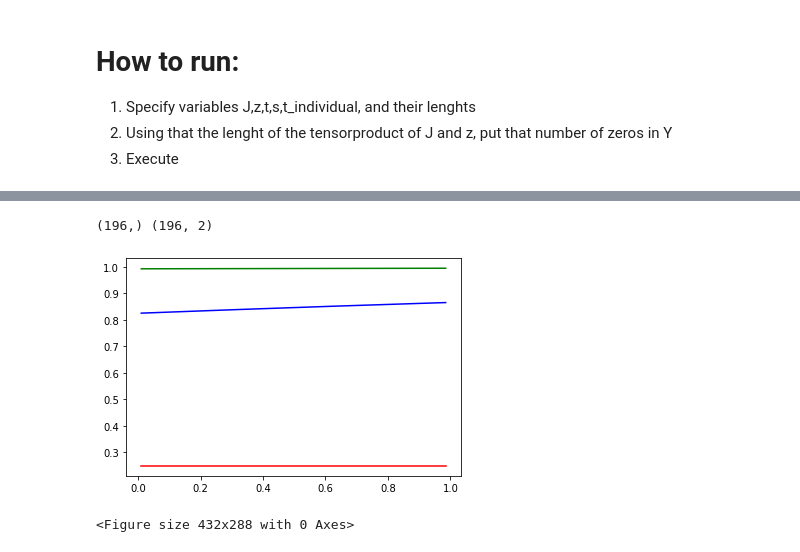
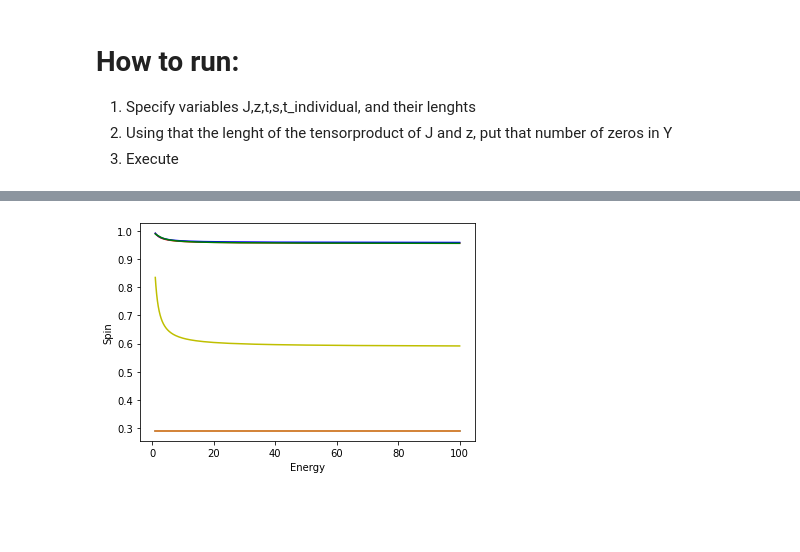
Before and after one commit to SaadNaeem96/Quantum-Field-Gravity-Neural-Network, a Jupyter notebook: keras_seq.ipynb, the cells around one changed output, grey strips where cells are left out. Drawn from its saved outputs; the diff is of its cells as text; code cells hidden in the pictures; blank space fills up the shorter version.

```diff
--- a/keras_seq.ipynb
+++ b/keras_seq.ipynb
@@ -67,23 +73,38 @@ import tensorflow as tf
 from tensorflow.keras import initializers
 from tensorflow.keras import datasets, layers, models, Input
 import matplotlib.pyplot as plt
+import json
+from keras.callbacks import LambdaCallback
+
 
 model = models.Sequential()
 model.add(Input(shape=(2)))
 #study activation functions
-model.add(layers.Dense(5, activation='relu', kernel_initializer=keras.initializers.Constant(0.5)))
-model.add(layers.Dense(3, activation='relu', kernel_initializer=keras.initializers.Constant(0.5)))
-model.add(layers.Dense(1, activation='sigmoid', kernel_initializer=keras.initializers.Constant(0.5))) #make sure its between 0 and 1
+
+
+#
+# W1 = TF.TENSRO([[0.3,0.2,0.1,0.6,0.5],[0.5,0.8,0.2,0.1,0.5]])
+
+# W2 = np.array([[0.2, 0.3,0.1],[0.5,0.8,0.2], [0.2,0.1,0.5], [0.2,0.1,0.6], [0.3,0.2,0.1]])
+
+# W3=np.array([[0.9, 0.2,0.1]])
+
+
+model.add(layers.Dense(5, activation='relu', kernel_initializer=initializers.RandomNormal(stddev=0.3)))
+model.add(layers.Dense(3, activation='relu', kernel_initializer=initializers.RandomNormal(stddev=0.1)))
+model.add(layers.Dense(1, activation='sigmoid', kernel_initializer=initializers.RandomNormal(stddev=0.4))) #make sure its between 0 and 1
 # %%
+print_weights = LambdaCallback(on_epoch_end=lambda batch, logs: print(model.layers[0].get_weights()))
+
 # loss_fn = Custom_Loss_Function()
 lr_schedule = keras.optimizers.schedules.ExponentialDecay(
     initial_learning_rate=0.01,
-    decay_steps=10000,
+    decay_steps=2000,
     decay_rate=0.9)
 opt = keras.optimizers.Adagrad(learning_rate=lr_schedule)
 model.compile(optimizer =opt, loss=Custom_Loss_Function, metrics=['accuracy'])
 # %%
-history_callback = model.fit(X, Y, epochs=5000, batch_size=np.kron(J,z).shape[0], verbose=2)
+history_callback = model.fit(X, Y, epochs=5000, batch_size=np.kron(J,z).shape[0], verbose=1 , shuffle = False,  callbacks = [print_weights])
 loss_history = history_callback.history["loss"]
 # %% [output]
 Epoch 1/5000
@@ -137,18 +156,25 @@ model.save
 # %%
 #stable x1 = J=0
 zz = np.arange(0.01,0.99,1/200)
 
 X11 = [[0, Z] for Z in zz]
-X22 = [[10, Z] for Z in zz]
-X33 = [[20, Z] for Z in zz]
-X11 = np.array(X11)
-print(zz.shape, X11.shape)
+X22 = [[2, Z] for Z in zz]
+X33 = [[4, Z] for Z in zz]
+X44 = [[10, Z] for Z in zz]
+X55 = [[16, Z] for Z in zz]
+X66 = [[20, Z] for Z in zz]
+zz = 1/zz
+
+
 plt.plot(zz, model.predict(X11),color = 'r' )
 plt.plot(zz, model.predict(X22), color = 'b')
 plt.plot(zz, model.predict(X33),color = 'g')
+plt.plot(zz, model.predict(X44),color = 'y')
+plt.plot(zz, model.predict(X55))
+plt.plot(zz, model.predict(X66))
+plt.xlabel("Energy")
+plt.ylabel("Spin")
+#plt.savefig('Weights/0.1/plt.png')
 plt.show()
-plt.savefig('A0.001_B0.001/plt.png')
 # %% [output]
-(196,) (196, 2)
-[figure, old version]
+[figure, new version]
-<Figure size 432x288 with 0 Axes>
```
Also changed, not shown: parts of 8 cells of this notebook.
